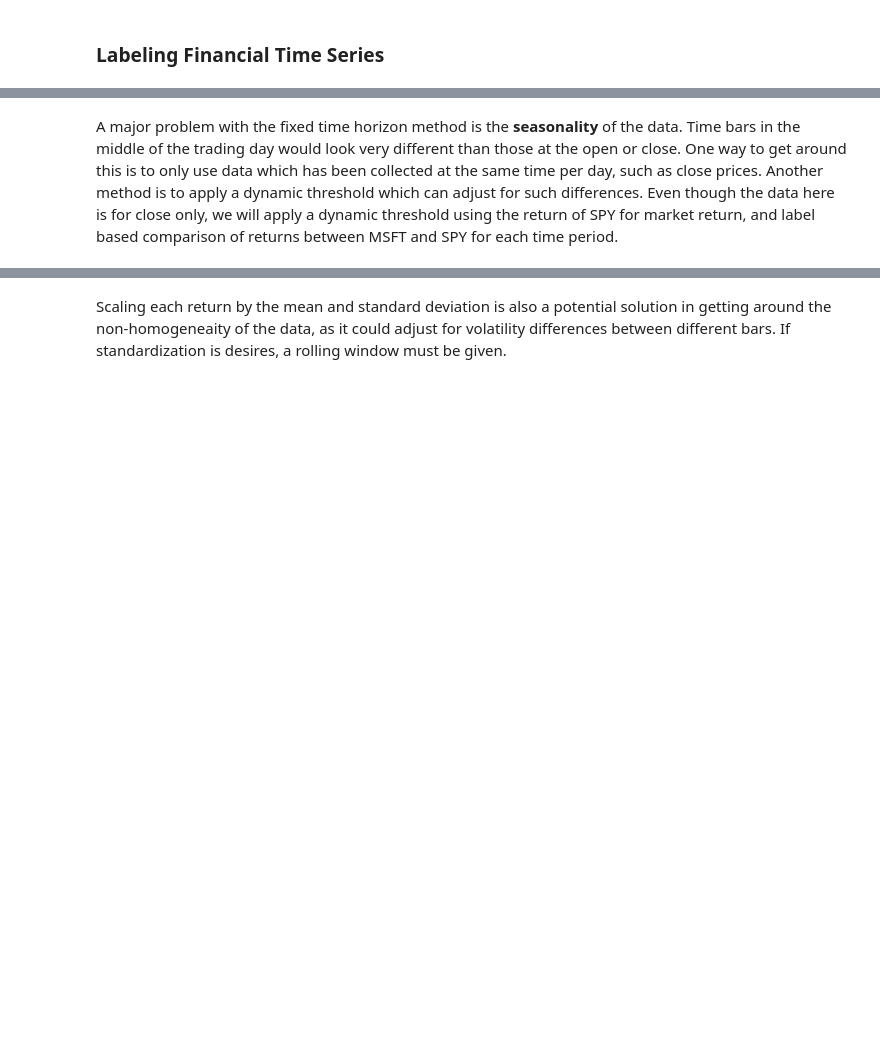
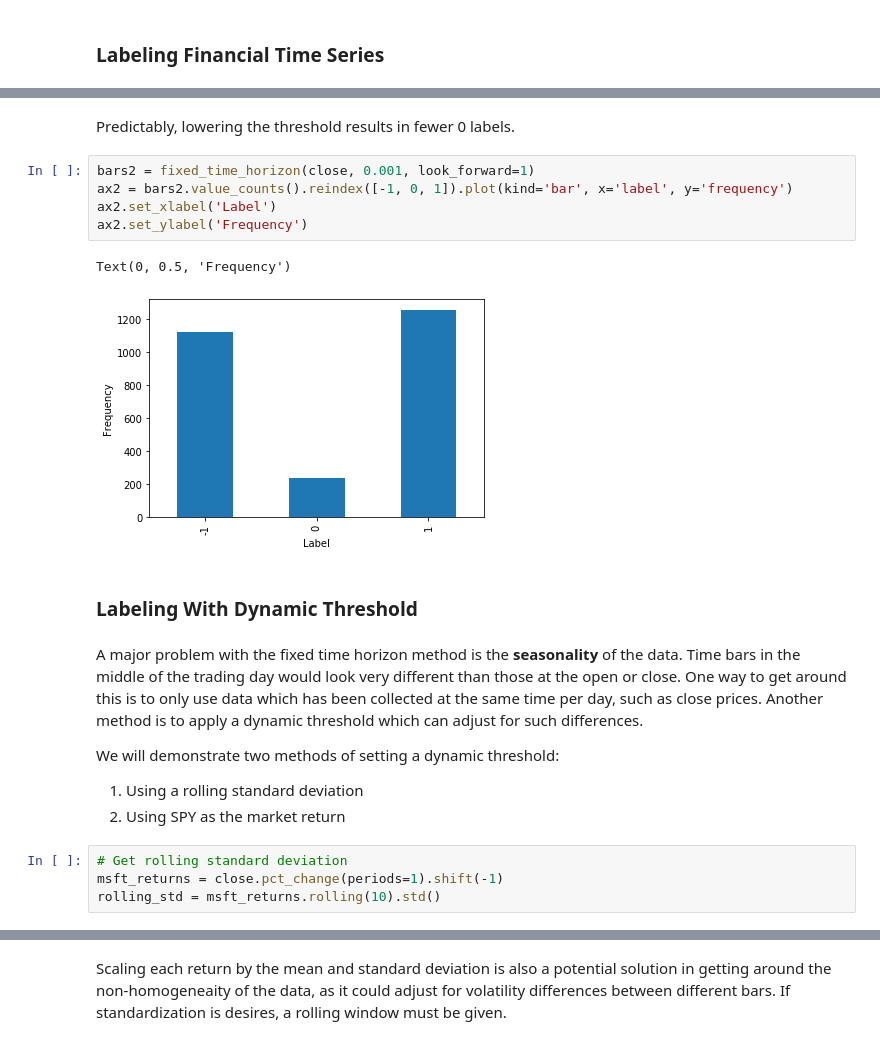
Before and after one commit to AI-Stuff/hudson-and-thames-research, a Jupyter notebook: Labelling/Labels Fixed Horizon/Fixed Time Horizon.ipynb, the cells around one changed output, grey strips where cells are left out. Drawn from its saved outputs; the diff is of its cells as text; blank space fills up the shorter version.

```diff
--- a/Labelling/Labels Fixed Horizon/Fixed Time Horizon.ipynb
+++ b/Labelling/Labels Fixed Horizon/Fixed Time Horizon.ipynb
@@ -79,2 +92,22 @@ array([ 0.,  0., -1., ...,  0.,  1., nan])
+# %% [markdown]
+Predictably, lowering the threshold results in fewer 0 labels.
+# %%
+bars2 = fixed_time_horizon(close, 0.001, look_forward=1)
+ax2 = bars2.value_counts().reindex([-1, 0, 1]).plot(kind='bar', x='label', y='frequency')
+ax2.set_xlabel('Label')
+ax2.set_ylabel('Frequency')
+# %% [output]
+Text(0, 0.5, 'Frequency')
+[figure, added]
+# %% [markdown]
+### Labeling With Dynamic Threshold
 # %% [markdown]
-A major problem with the fixed time horizon method is the __seasonality__ of the data. Time bars in the middle of the trading day would look very different than those at the open or close. One way to get around this is to only use data which has been collected at the same time per day, such as close prices. Another method is to apply a dynamic threshold which can adjust for such differences. Even though the data here is for close only, we will apply a dynamic threshold using the return of SPY for market return, and label based comparison of returns between MSFT and SPY for each time period.
+A major problem with the fixed time horizon method is the __seasonality__ of the data. Time bars in the middle of the trading day would look very different than those at the open or close. One way to get around this is to only use data which has been collected at the same time per day, such as close prices. Another method is to apply a dynamic threshold which can adjust for such differences.
+
+We will demonstrate two methods of setting a dynamic threshold:
+1. Using a rolling standard deviation
+2. Using SPY as the market return
+# %%
+# Get rolling standard deviation
+msft_returns = close.pct_change(periods=1).shift(-1)
+rolling_std = msft_returns.rolling(10).std()
```
Also changed, not shown: parts of 20 cells of this notebook.
